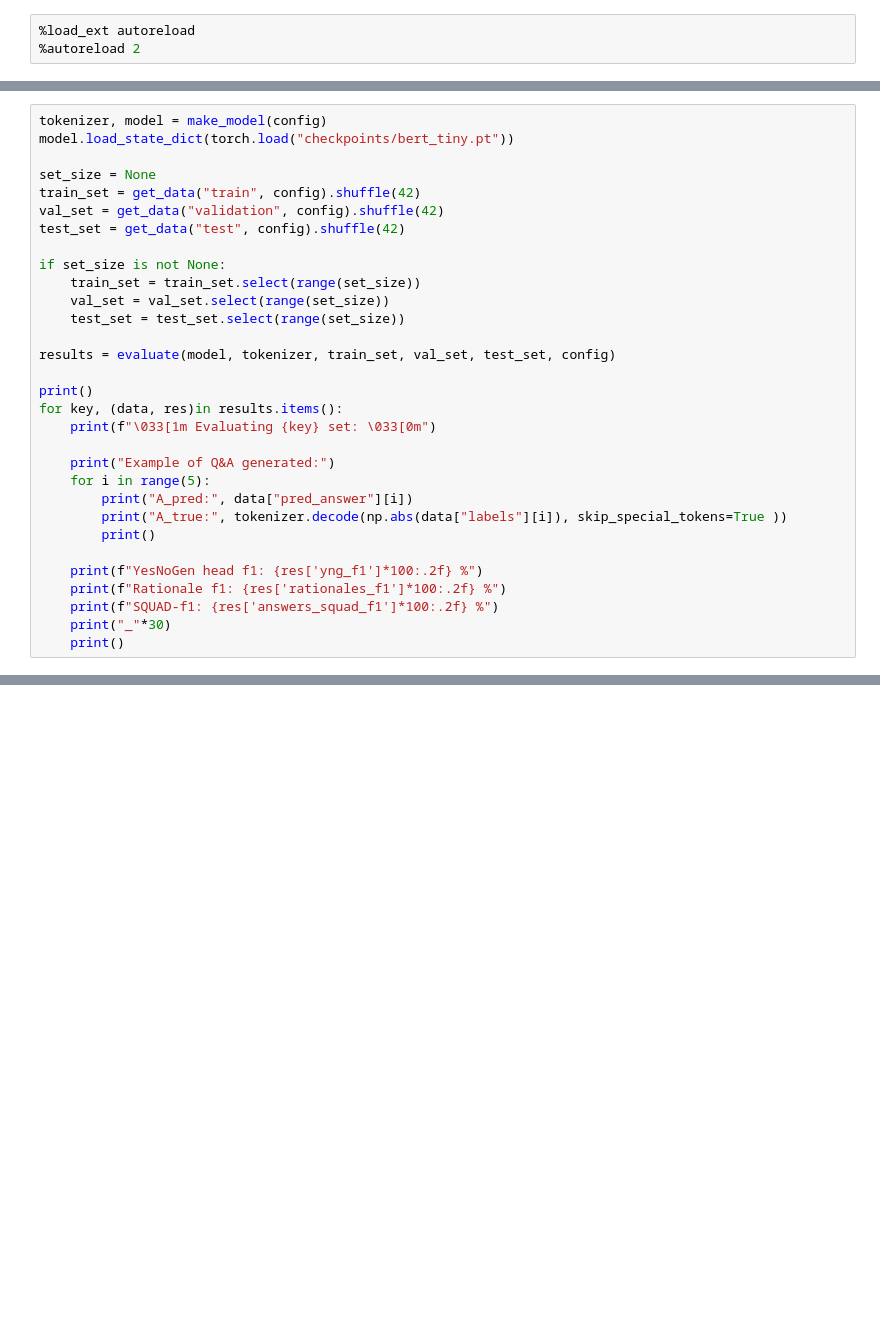
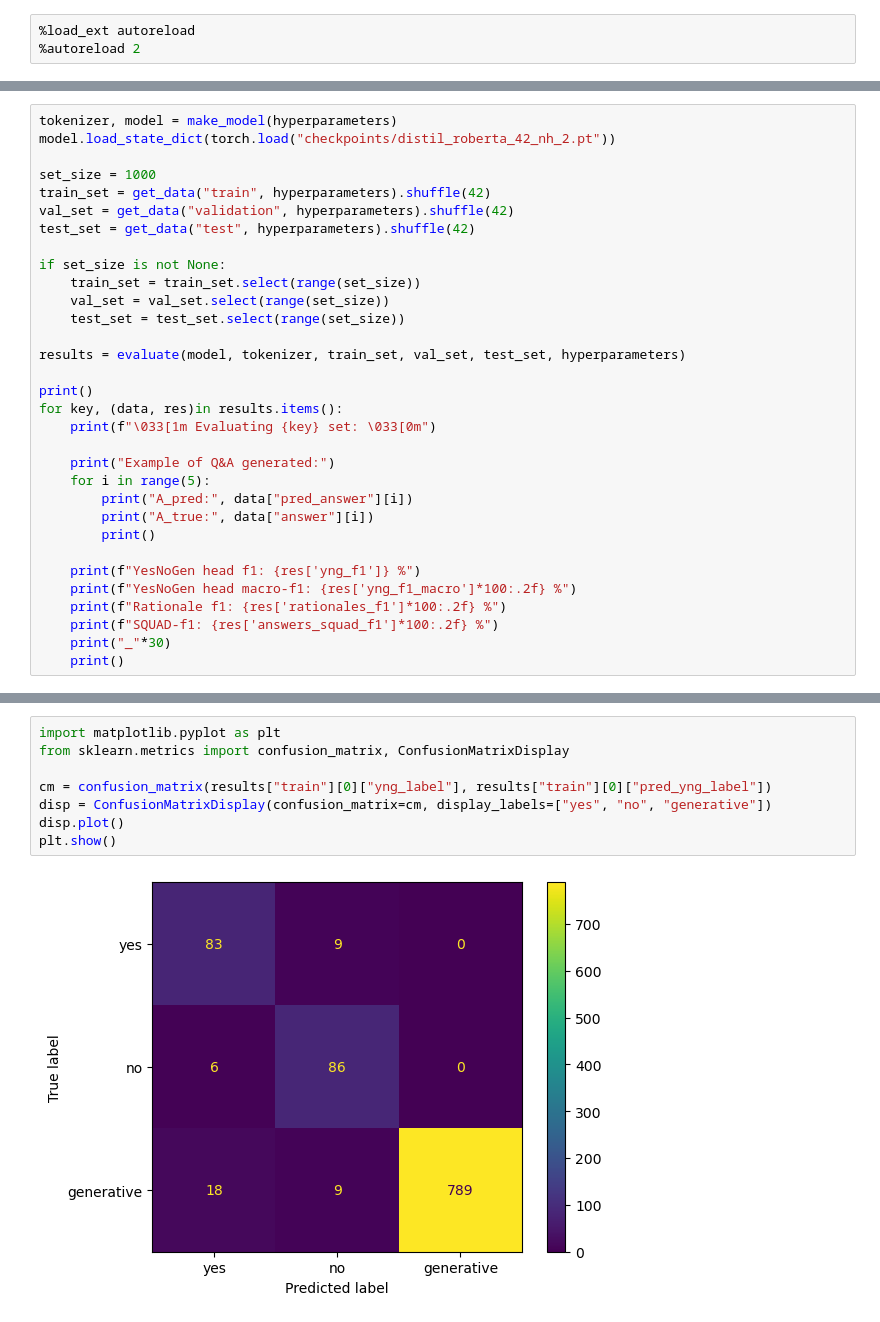
Before and after one commit to matteoperiani2/assignment2, a Jupyter notebook: test_models.ipynb, the cells around one changed output, grey strips where cells are left out. Cells and saved outputs as stored; diff of their text form; blank space fills up the shorter version.

```diff
--- a/test_models.ipynb
+++ b/test_models.ipynb
@@ -72,18 +124,18 @@ SyntaxError: f-string: empty expression not allowed (3015379063.py, line 27)
 # %%
-tokenizer, model = make_model(config)
-model.load_state_dict(torch.load("checkpoints/bert_tiny.pt"))
+tokenizer, model = make_model(hyperparameters)
+model.load_state_dict(torch.load("checkpoints/distil_roberta_42_nh_2.pt"))
 
-set_size = None
-train_set = get_data("train", config).shuffle(42)
-val_set = get_data("validation", config).shuffle(42)
-test_set = get_data("test", config).shuffle(42)
+set_size = 1000
+train_set = get_data("train", hyperparameters).shuffle(42)
+val_set = get_data("validation", hyperparameters).shuffle(42)
+test_set = get_data("test", hyperparameters).shuffle(42)
 
 if set_size is not None:
     train_set = train_set.select(range(set_size))
     val_set = val_set.select(range(set_size))
     test_set = test_set.select(range(set_size))
 
-results = evaluate(model, tokenizer, train_set, val_set, test_set, config)
+results = evaluate(model, tokenizer, train_set, val_set, test_set, hyperparameters)
 
 print()
 for key, (data, res)in results.items():
@@ -92,10 +144,11 @@ for key, (data, res)in results.items():
     print("Example of Q&A generated:")
     for i in range(5):
         print("A_pred:", data["pred_answer"][i])
-        print("A_true:", tokenizer.decode(np.abs(data["labels"][i]), skip_special_tokens=True ))
+        print("A_true:", data["answer"][i])
         print()
 
-    print(f"YesNoGen head f1: {res['yng_f1']*100:.2f} %")
+    print(f"YesNoGen head f1: {res['yng_f1']} %")
+    print(f"YesNoGen head macro-f1: {res['yng_f1_macro']*100:.2f} %")
     print(f"Rationale f1: {res['rationales_f1']*100:.2f} %")
     print(f"SQUAD-f1: {res['answers_squad_f1']*100:.2f} %")
     print("_"*30)
@@ -136,2 +189,12 @@ ______________________________
+# %%
+import matplotlib.pyplot as plt
+from sklearn.metrics import confusion_matrix, ConfusionMatrixDisplay
+
+cm = confusion_matrix(results["train"][0]["yng_label"], results["train"][0]["pred_yng_label"])
+disp = ConfusionMatrixDisplay(confusion_matrix=cm, display_labels=["yes", "no", "generative"])
+disp.plot()
+plt.show()
+# %% [output]
+[figure, added]
 # %%
 if 'tokenizer' not in locals() or 'model' not in locals():
```
Also changed, not shown: parts of 7 cells of this notebook, 3 other files.
